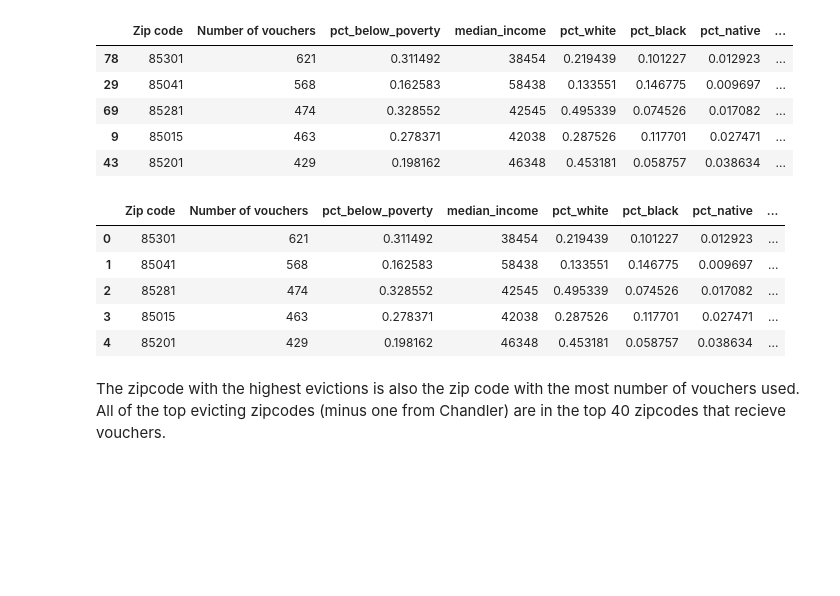
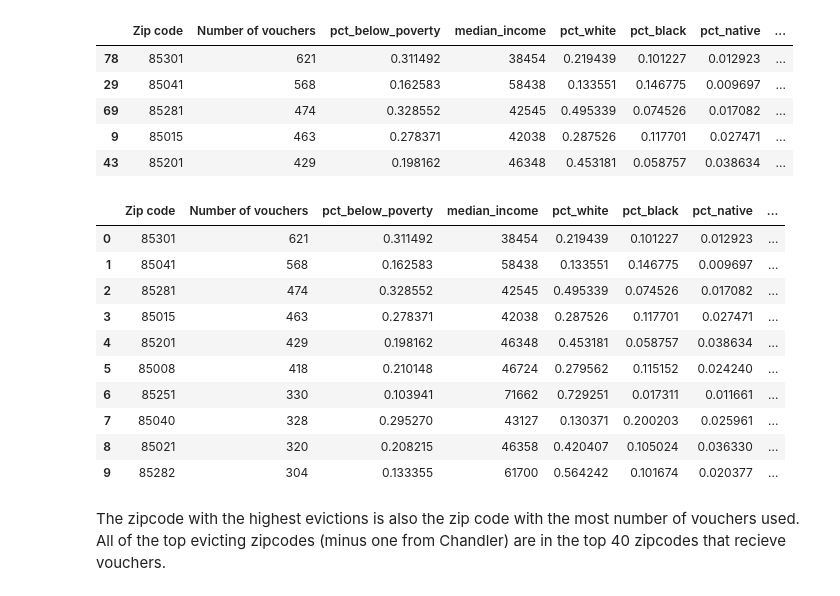
Before and after one commit to amyq96/quick-analyses, a Jupyter notebook: section-8/analyze-voucher-zips.ipynb, the cells around one changed output. Cells and saved outputs as stored; diff of their text form; code cells hidden in the pictures; blank space fills up the shorter version.

```diff
--- a/section-8/analyze-voucher-zips.ipynb
+++ b/section-8/analyze-voucher-zips.ipynb
@@ -255,14 +255,19 @@ vouchers_sorted.head()
 #merge evictions data
 vouchers_evictions = pd.merge(vouchers_sorted,evictions,how='left',left_on='Zip code',right_on='zipcode')
 # %%
-vouchers_evictions.head()
+vouchers_evictions.head(10)
 # %% [output]
 |  | Zip code | Number of vouchers | pct_below_poverty | median_income | pct_white | pct_black | pct_native | ... |
 | 0 | 85301 | 621 | 0.311492 | 38454 | 0.219439 | 0.101227 | 0.012923 | ... |
 | 1 | 85041 | 568 | 0.162583 | 58438 | 0.133551 | 0.146775 | 0.009697 | ... |
 | 2 | 85281 | 474 | 0.328552 | 42545 | 0.495339 | 0.074526 | 0.017082 | ... |
 | 3 | 85015 | 463 | 0.278371 | 42038 | 0.287526 | 0.117701 | 0.027471 | ... |
 | 4 | 85201 | 429 | 0.198162 | 46348 | 0.453181 | 0.058757 | 0.038634 | ... |
+| 5 | 85008 | 418 | 0.210148 | 46724 | 0.279562 | 0.115152 | 0.024240 | ... |
+| 6 | 85251 | 330 | 0.103941 | 71662 | 0.729251 | 0.017311 | 0.011661 | ... |
+| 7 | 85040 | 328 | 0.295270 | 43127 | 0.130371 | 0.200203 | 0.025961 | ... |
+| 8 | 85021 | 320 | 0.208215 | 46358 | 0.420407 | 0.105024 | 0.036330 | ... |
+| 9 | 85282 | 304 | 0.133355 | 61700 | 0.564242 | 0.101674 | 0.020377 | ... |
 # %% [markdown]
 The zipcode with the highest evictions is also the zip code with the most number of vouchers used. All of the top evicting zipcodes (minus one from Chandler) are in the top 40 zipcodes that recieve vouchers.
 # %%
```
Also changed, not shown: parts of 15 cells of this notebook.
